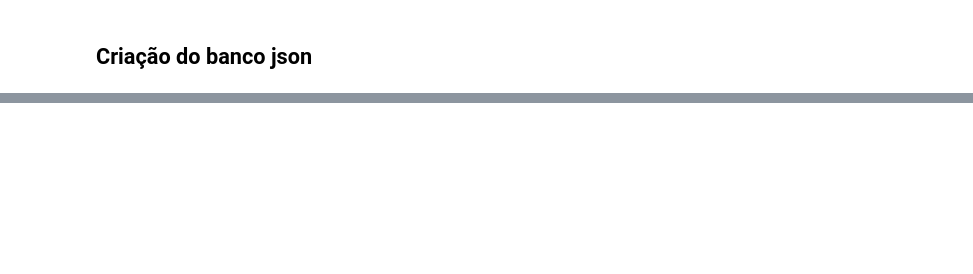
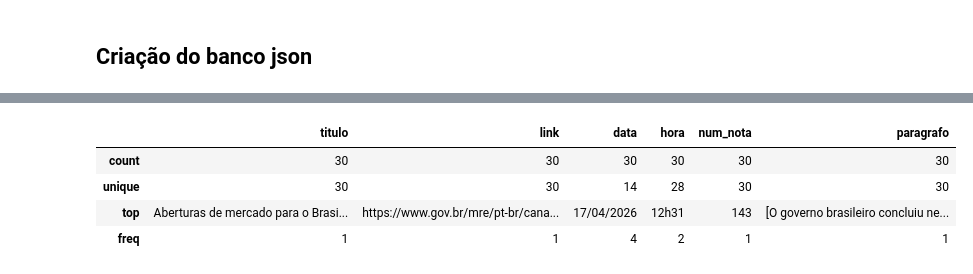
Before and after one commit to rafaelrdealmeida/fundamentos_2026_lantri01, a Jupyter notebook: notebooks/encontro_2026_lantri_01.ipynb, the cells around one changed output, grey strips where cells are left out. Cells and saved outputs as stored; diff of their text form; code cells hidden in the pictures; blank space fills up the shorter version.

```diff
--- a/notebooks/encontro_2026_lantri_01.ipynb
+++ b/notebooks/encontro_2026_lantri_01.ipynb
@@ -153,0 +259,8 @@ Inserindo nova informação no banco
+# %%
+df.describe(include="all")
+# %% [output]
+|  | titulo | link | data | hora | num_nota | paragrafo |
+| count | 30 | 30 | 30 | 30 | 30 | 30 |
+| unique | 30 | 30 | 14 | 28 | 30 | 30 |
+| top | Aberturas de mercado para o Brasi... | https://www.gov.br/mre/pt-br/cana... | 17/04/2026 | 12h31 | 143 | [O governo brasileiro concluiu ne... |
+| freq | 1 | 1 | 4 | 2 | 1 | 1 |
```
Also changed, not shown: parts of 11 cells of this notebook.
